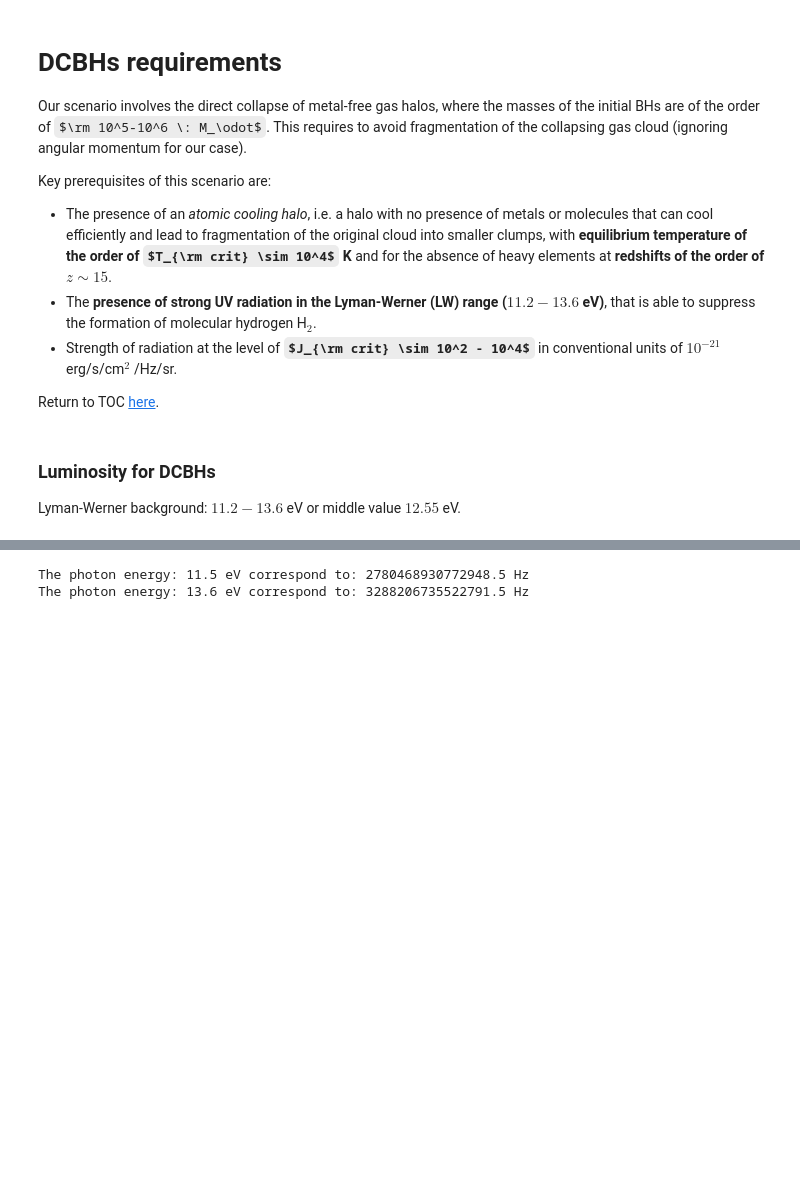
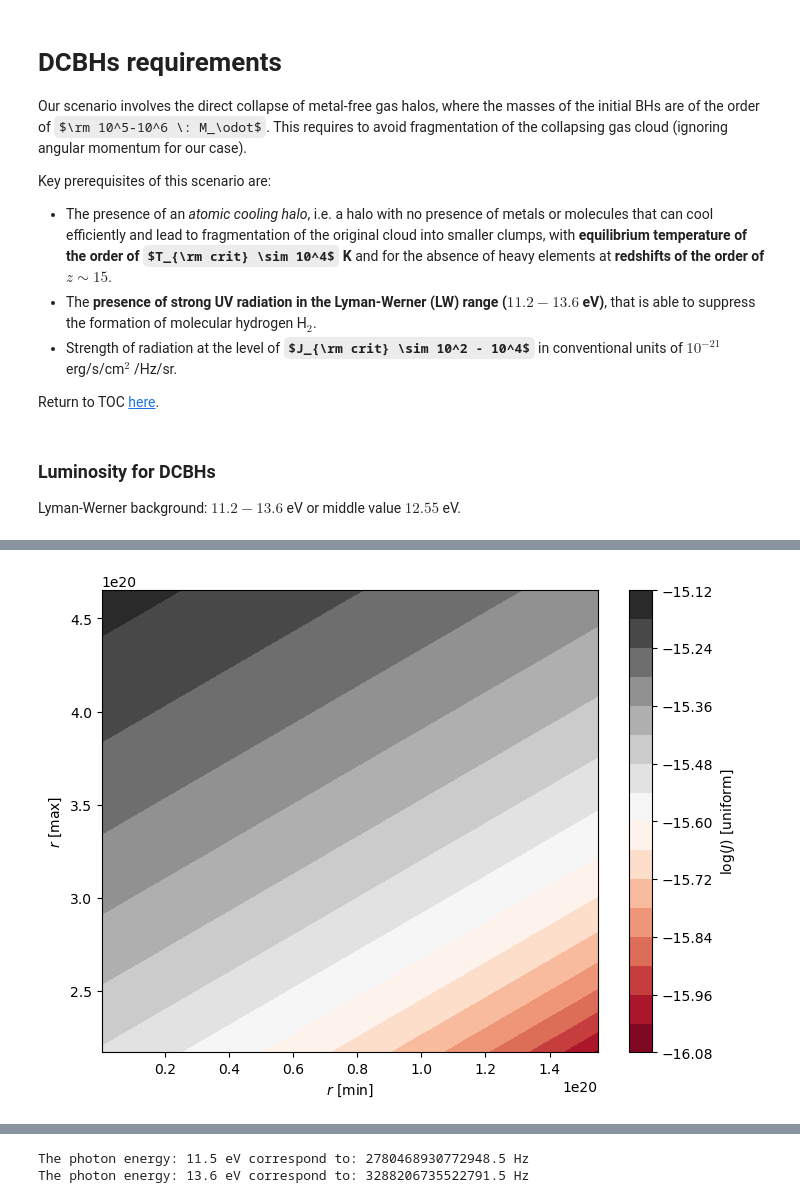
Before and after one commit to MariosNT/DCBHs_HR_PBHs, a Jupyter notebook: BlackHoleSpectrum.ipynb, the cells around one changed output, grey strips where cells are left out. Drawn from its saved outputs; the diff is of its cells as text; code cells hidden in the pictures; some formulas as TeX source; blank space fills up the shorter version.

```diff
--- a/BlackHoleSpectrum.ipynb
+++ b/BlackHoleSpectrum.ipynb
@@ -1093,0 +1256,24 @@ Lyman-Werner background: $11.2-13.6$ eV or middle value $12.55$ eV.
+# %%
+J_base = J_LW_BH_density(12.5, 1e-14, 1000*200*1e-26)
+# %%
+rmin = np.linspace(0.1, 50, 20)*PARSEC_2_M*100  # x100 for cm
+rmax = np.linspace(70, 150, 20)*PARSEC_2_M*100
+# %%
+rmin_, rmax_ = np.meshgrid(rmin, rmax)
+# %%
+J_uniform = J_base*(rmax_-rmin_)
+J_isothermal = J_base*rmin_*(1-rmin_/rmax_)
+# %%
+fig= plt.figure(figsize=(8,6))
+ax = fig.add_subplot(111)
+
+cs = ax.contourf(rmin_, rmax_, np.log10(J_uniform), 15, cmap='RdGy')
+cbar = fig.colorbar(cs)
+cbar.ax.set_ylabel(r'$\log(J)$ [uniform]')
+
+ax.set_xlabel(r"$r$ [min]")
+ax.set_ylabel(r"$r$ [max]")
+
+plt.show()
+# %% [output]
+[figure, added]
```
Also changed, not shown: parts of 34 cells of this notebook, 2 other files.
